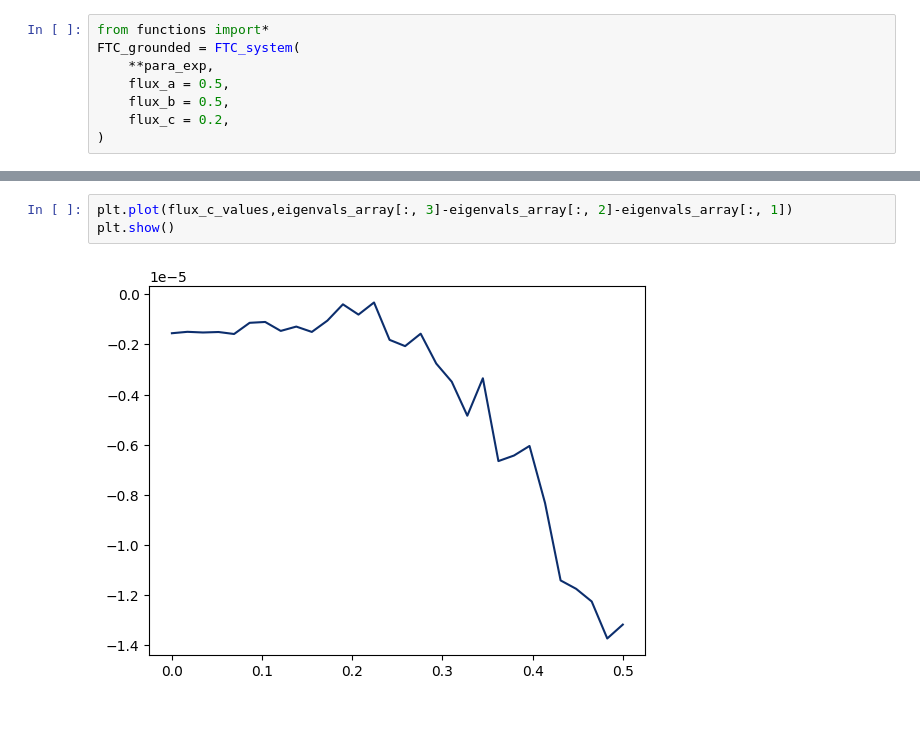
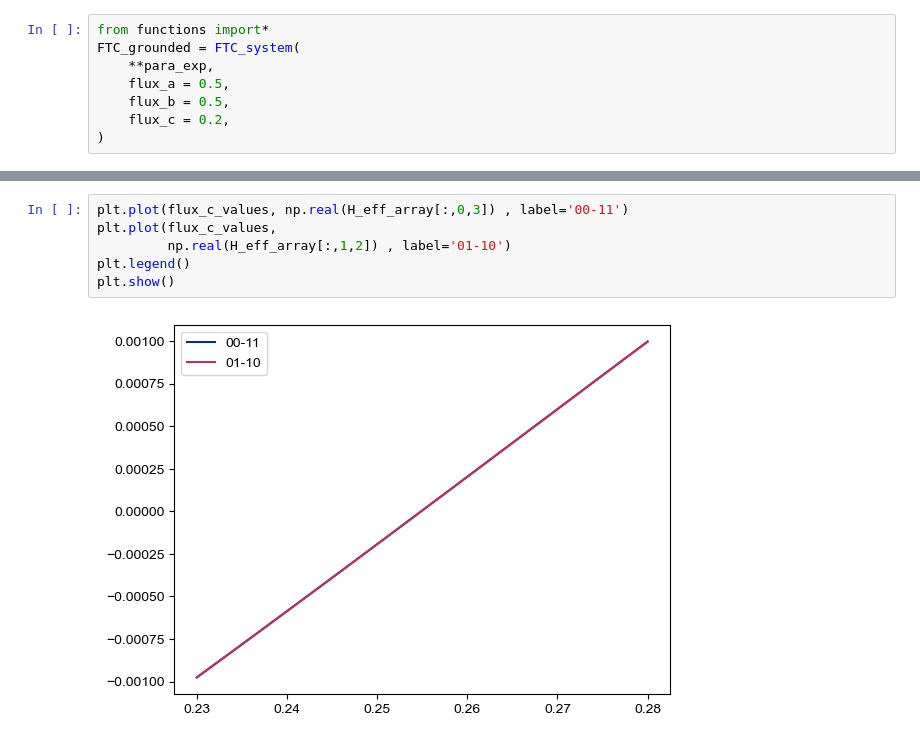
Before and after one commit to yunweilu/fluxonium, a Jupyter notebook: FFFcd.ipynb, the cells around one changed output, grey strips where cells are left out. Saved outputs shown, nothing was run; the diff lists cells and outputs as text; blank space fills up the shorter version.

```diff
--- a/FFFcd.ipynb
+++ b/FFFcd.ipynb
@@ -166,5 +220,8 @@ plt.show()
-# %%
-plt.plot(flux_c_values,eigenvals_array[:, 3]-eigenvals_array[:, 2]-eigenvals_array[:, 1])
-plt.show()
-# %% [output]
-[figure, removed]
+# %%
+plt.plot(flux_c_values, np.real(H_eff_array[:,0,3]) , label='00-11')
+plt.plot(flux_c_values,
+         np.real(H_eff_array[:,1,2]) , label='01-10')
+plt.legend()
+plt.show()
+# %% [output]
+[figure, added]
```
Also changed, not shown: parts of 17 cells of this notebook.
